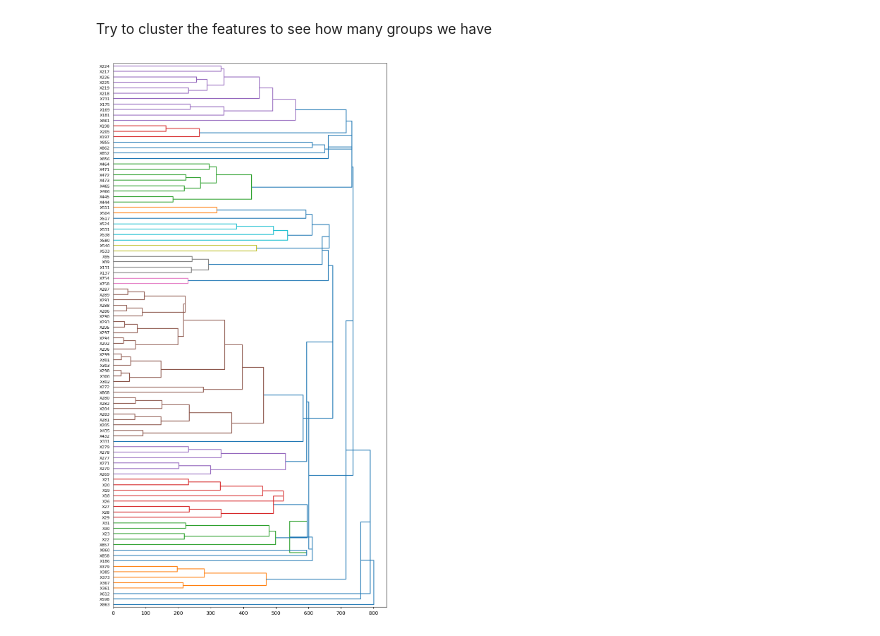
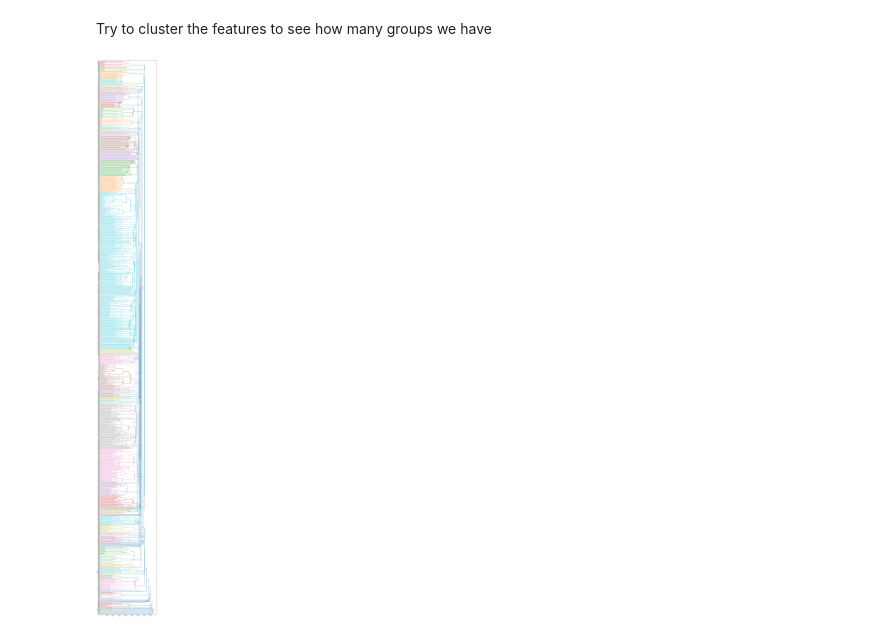
Before and after one commit to justpqa/drw-crypto-market-prediction, a Jupyter notebook: eda.ipynb, the cells around one changed output. Saved outputs shown, nothing was run; the diff lists cells and outputs as text; code cells hidden in the pictures.

```diff
--- a/eda.ipynb
+++ b/eda.ipynb
@@ -388,14 +388,15 @@ plt.show()
 # %% [markdown]
 Try to cluster the features to see how many groups we have
 # %%
-X = train_df.select(best_label_correlation).collect().to_numpy().T
+X = train_df.collect().to_numpy().T
 X = (X - X.mean(axis=1, keepdims=True)) / X.std(axis=1, keepdims=True)
 distance_matrix = pdist(X, metric='euclidean')
 linkage_matrix = linkage(distance_matrix, method='median')
-plt.figure(figsize=(10, 20))
-dendrogram(linkage_matrix, orientation="right", labels = best_label_correlation, leaf_font_size=8)
-plt.show()
-# %% [output]
-[figure, removed]
+# %%
+plt.figure(figsize=(10, 100))
+dendrogram(linkage_matrix, orientation="right", labels = list(train_df.schema.keys()), leaf_font_size=8)
+plt.show()
+# %% [output]
+[figure, added]
 # %%
 # Cut the dendrogram to form k clusters
```
Also changed, not shown: parts of 19 cells of this notebook, 4 other files.
